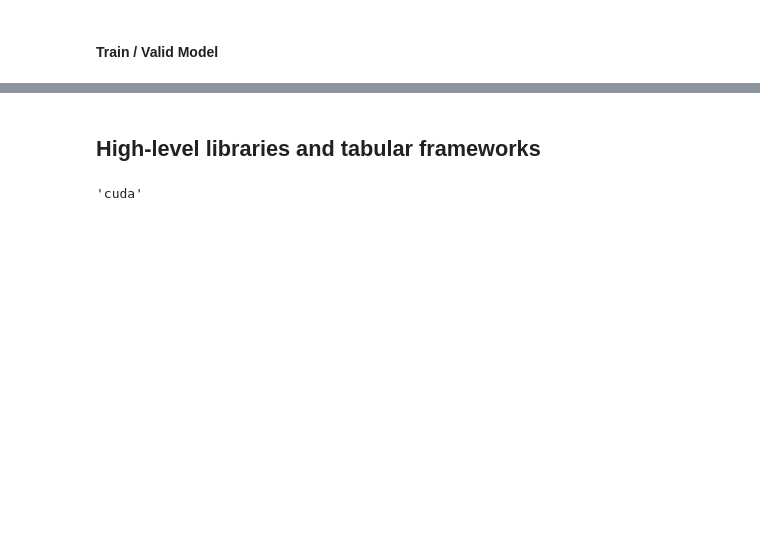
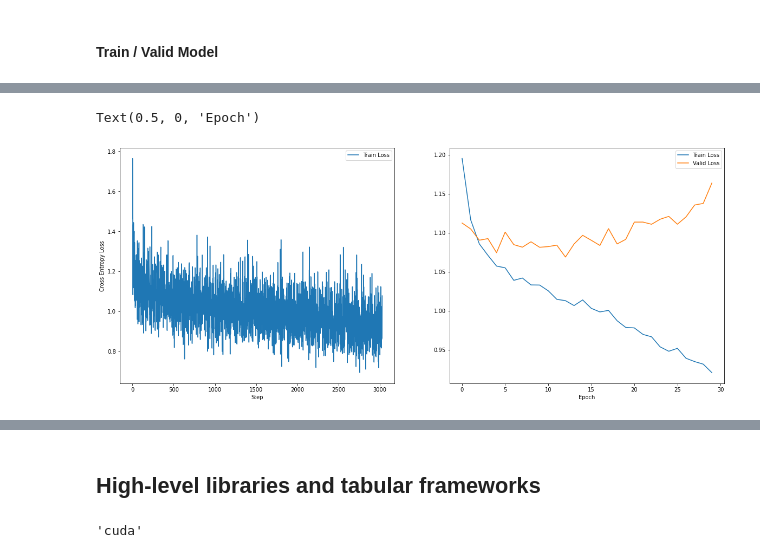
Before and after one commit to SamuelMiller413/Coding-Nomads-Deep-Learning-Miniproject-1, a Jupyter notebook: DL_Miniproject_Tabular_Data.ipynb, the cells around one changed output, grey strips where cells are left out. Drawn from its saved outputs; the diff is of its cells as text; code cells hidden in the pictures; blank space fills up the shorter version.

```diff
--- a/DL_Miniproject_Tabular_Data.ipynb
+++ b/DL_Miniproject_Tabular_Data.ipynb
@@ -1034,8 +1086,8 @@ valid_ds = SegDataset(test_df2)
 # Workers / Batch / Epochs
 N_WORKERS = cpu_count()
 BATCH_SIZE = 64 # Batch_Parameter
-N_EPOCHS = 12
-
+N_EPOCHS = 30
+from torch.utils.data import DataLoader
 
 # Data Loaders
 train_dl = DataLoader(
@@ -1071,7 +1123,7 @@ def linear(in_features:int, out_features:int, dropout=0.2):
 
 # Config parameters for the model
 class Config(AttrDict):
-    def __init__(self, num_input_features=30, n_hidden_layers=2, hidden_dim=256, n_labels=1):
+    def __init__(self, num_input_features=train_ds[0][0].shape[0], n_hidden_layers=2, hidden_dim=256, n_labels=4):
         self.num_input_features = num_input_features
         self.n_hidden_layers = n_hidden_layers
         self.hidden_dim = hidden_dim
@@ -1110,21 +1162,23 @@ model = build_model(config)
 # Loss / Opt / Metric
 loss_func = nn.CrossEntropyLoss()
 # opt = torch.optim.Adam(model.parameters())
-opt = torch.optim.Adam(model.parameters(), amsgrad=True)
+# opt = torch.optim.Adam(model.parameters(), amsgrad=True)#
 # opt = torch.optim.SGD( model.parameters(), lr=.01)
-# opt = torch.optim.Adamax(lr=.02, params=model.parameters())
+opt = torch.optim.Adamax(lr=.02, params=model.parameters())
 metric = torchmetrics.Accuracy()
 
 
 # Steps: Training / Validation
 def train_step(x_b, y_b):
     # Send x_b and y_b to the GPU, if available
-    x_b = x_b.to(config.device)
+    x_b = x_b.float().to(config.device)
     y_b = y_b.to(config.device)
     # Generate yhat
     yhat = model(x_b)
+    # print(yhat)
     # Calculate the loss
     loss = loss_func(yhat, y_b.long()) # Batch_Mark??
+    # print(loss)
     # Calculate gradients
     loss.backward()
     # Perform your update and zero out your gradients
@@ -1137,7 +1191,7 @@ def train_step(x_b, y_b):
 
 def validation_step(x_b, y_b):
     # Send x_b and y_b to the GPU, if available
-    x_b = x_b.to(config.device)
+    x_b = x_b.float().to(config.device)
     y_b = y_b.to(config.device)
     # Tell torch not to calculate gradients on the validation batch
     with torch.no_grad():
@@ -1177,14 +1235,10 @@ for epoch in range(N_EPOCHS):
     for x_b, y_b in train_dl:
         dbug_counter += 1
         # print(dbug_counter)
-        loss = train_step(x_b.float(), y_b.float())
+        loss = train_step(x_b.float(), y_b.int())
         train_loss_epoch += loss
         train_losses_step.append(loss.item())
 
-    # Compute the train loss and accuracy for the epoch.
-    # The epoch loss is a little bit off if our final batch
-    # is a different size - we're going to ignore that for now,
-    # since higher-level libraries will solve this for us.
     train_loss_epoch /= len(train_dl)
     train_losses.append(train_loss_epoch.item())
     train_acc = metric.compute()
@@ -1193,7 +1247,7 @@ for epoch in range(N_EPOCHS):
     model.eval() # Put the model in eval mode (affects dropout and batch norm)
     val_loss_epoch = 0.
     for x_b, y_b in valid_dl:
-        loss = validation_step(x_b.float(), y_b.float())
+        loss = validation_step(x_b.float(), y_b.int())
         val_loss_epoch += loss
 
     val_loss_epoch /= len(valid_dl)
@@ -1203,0 +1276,14 @@ for epoch in range(N_EPOCHS):
+# %%
+fig, axes = plt.subplots(ncols=2, nrows=1, figsize=(20,8))
+ax1, ax2 = axes
+ax1.plot(train_losses_step, label='Train Loss')
+ax2.plot(train_losses, label='Train Loss')
+ax2.plot(valid_losses, label='Valid Loss')
+ax1.legend()
+ax2.legend()
+ax1.set_xlabel('Step')
+ax1.set_ylabel('Cross Entropy Loss')
+ax2.set_xlabel('Epoch')
+# %% [output]
+Text(0.5, 0, 'Epoch')
+[figure, added]
```
Also changed, not shown: parts of 50 cells of this notebook.
